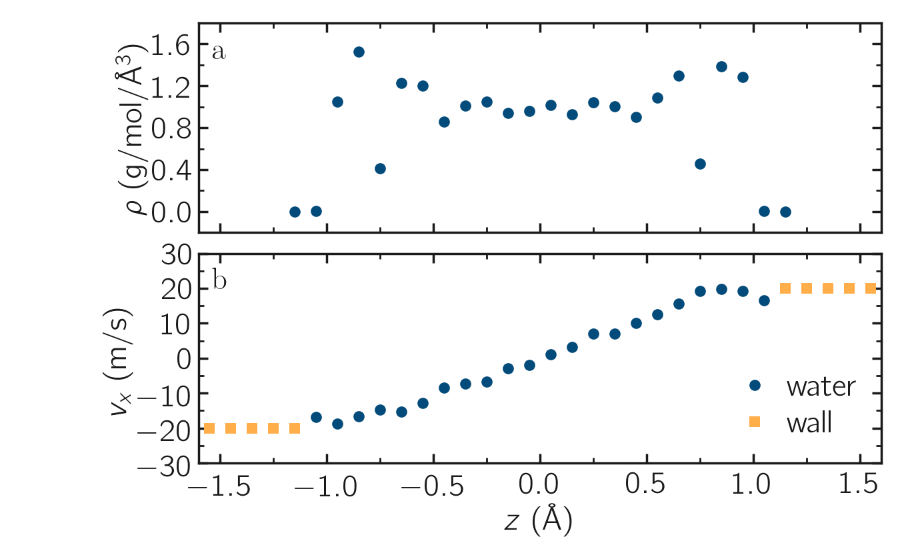
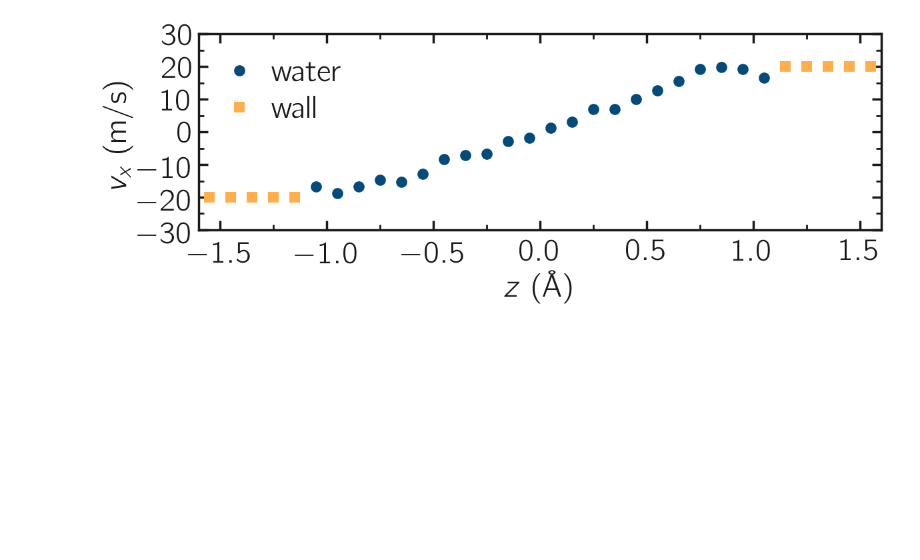
Before and after one commit to lammpstutorials/lammpstutorials-article, a Jupyter notebook: files/tutorial4/solution/shearing.ipynb, the cells around one changed output. Cells and saved outputs as stored; diff of their text form; code cells hidden in the pictures; blank space fills up the shorter version.

```diff
--- a/files/tutorial4/solution/shearing.ipynb
+++ b/files/tutorial4/solution/shearing.ipynb
@@ -37,34 +37,34 @@ vxf = (vx+vxi)/2
 # %%
 filename = "NANOSHEAR-profiles"
 
 # Initialise figure
 myplt = PltTools()
-myplt.prepare_figure(fig_size = (12,8), dark_mode = False,
-                     transparency = False, use_serif=False, n_colone=1, n_line=2)
+myplt.prepare_figure(fig_size = (12,4.5), dark_mode = False,
+                     transparency = False, use_serif=False, n_colone=1, n_line=1)
 
 # Panel a
-myplt.add_panel()
-myplt.add_plot(x = z[rho>0], y = rho[rho>0], type = "plot", linewidth_data = 3,
-               marker = "o", data_color = color2, markersize = 12)
-myplt.complete_panel(ylabel = r'$\rho ~ \mathrm{(g/mol/\AA{}^3)}$',
-                     xlabel = None, xpad = 10, legend=True, handlelength_legend=1)
-myplt.set_boundaries(x_ticks=np.arange(-1.5, 1.6, 0.5), y_ticks=np.arange(0, 1.81, 0.4),
-                    x_boundaries=(-1.6, 1.6), y_boundaries=(-0.2, 1.8))
+#myplt.add_panel()
+#myplt.add_plot(x = z[rho>0], y = rho[rho>0], type = "plot", linewidth_data = 3,
+#               marker = "o-", data_color = color2, markersize = 12)
+#myplt.complete_panel(ylabel = r'$\rho ~ \mathrm{(g/mol/\AA{}^3)}$',
+#                     xlabel = None, xpad = 10, legend=True, handlelength_legend=1)
+#myplt.set_boundaries(x_ticks=np.arange(-1.5, 1.6, 0.5), y_ticks=np.arange(0, 1.81, 0.4),
+#                    x_boundaries=(-1.6, 1.6), y_boundaries=(-0.2, 1.8))
 
 # Panel b
 myplt.add_panel()
 myplt.add_plot(x = z[rho>0], y = vx[rho>0], type = "plot", linewidth_data = 3,
                marker = "o", data_color = color2, markersize = 12, data_label=r"$\mathrm{water}$")
 myplt.add_plot(x = zw[rhow>0], y = vxw[rhow>0], type = "plot", linewidth_data = 3,
                marker = "s", data_color = color1, markersize = 12, data_label=r"$\mathrm{wall}$")
 myplt.complete_panel(ylabel = r'$v_x ~ \mathrm{(m/s)}$',
                      xlabel = r'$z~\mathrm{(\AA{})}$',
                      xpad = 10, legend=True, handlelength_legend=1)
 myplt.set_boundaries(x_ticks=np.arange(-1.5, 1.6, 0.5), y_ticks=np.arange(-30, 35, 10),
                     x_boundaries=(-1.6, 1.6), y_boundaries=(-25, 25))
 
 # Print figure
-myplt.add_subplotlabels()
+# myplt.add_subplotlabels()
 myplt.save_figure(filename = filename, saving_path = path_figures)
 # %% [output]
-[figure, old version]
+[figure, new version]
```
Also changed, not shown: parts of 3 cells of this notebook, 6 other files.
